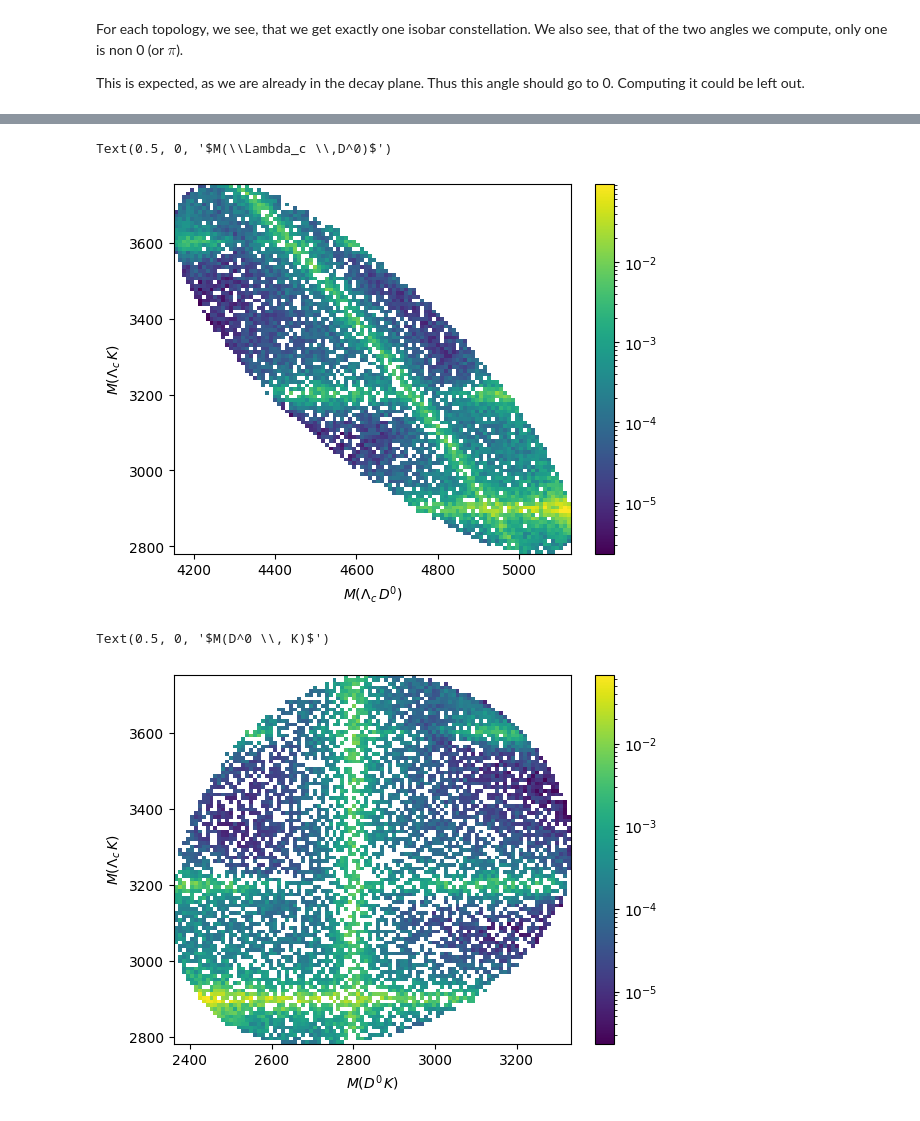
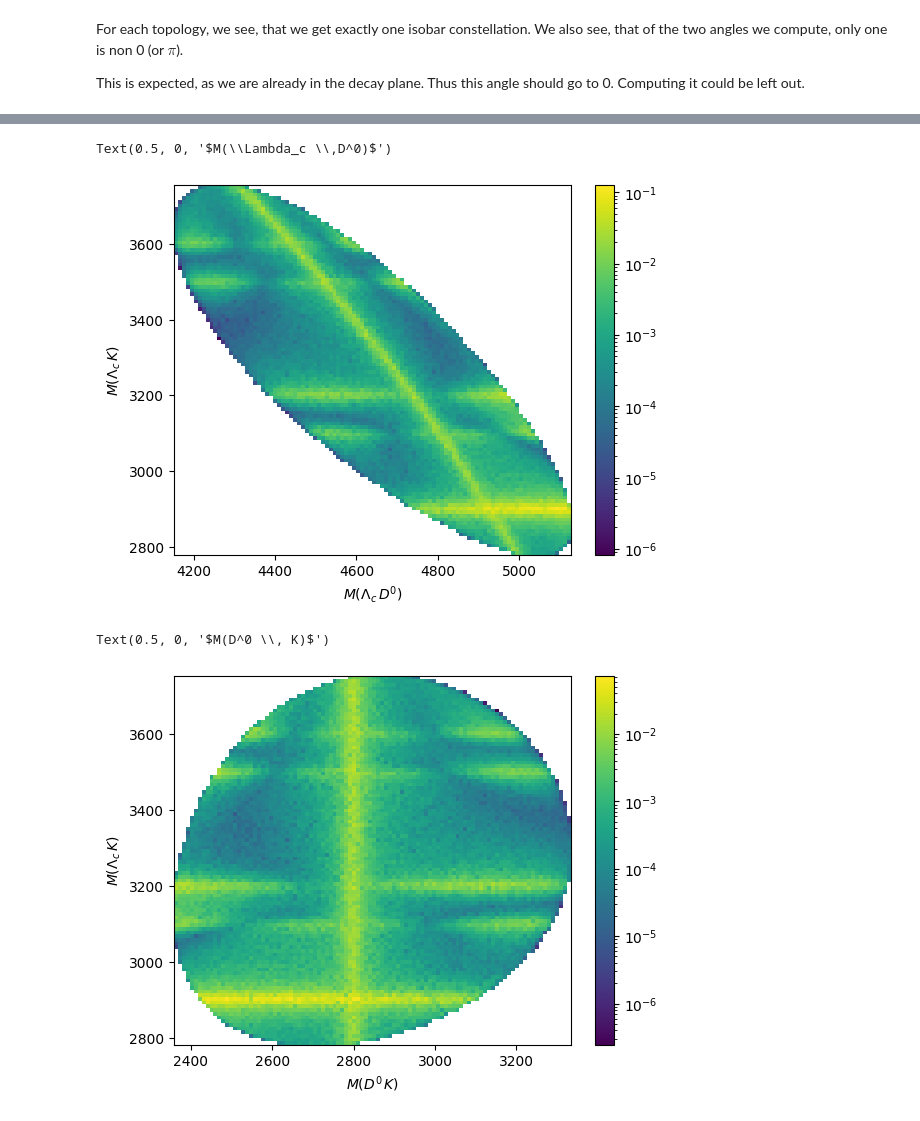
Before and after one commit to KaiHabermann/decayangle, a Jupyter notebook: notebooks/decay_example.ipynb, the cells around one changed output, grey strips where cells are left out. Saved outputs shown, nothing was run; the diff lists cells and outputs as text; code cells hidden in the pictures.

```diff
--- a/notebooks/decay_example.ipynb
+++ b/notebooks/decay_example.ipynb
@@ -227,3 +232,21 @@ The rotations $d(\phi_1,\lambda^{'}_1,\lambda_1)d(\phi_2,\lambda^{'}_2,\lambda_2
 
 The $R(m,\{\lambda^{'}\})$ is the lineshape of the resonance together with the couplings $H_{0 \rightarrow (ij)\, k}^{\lambda_0, \lambda_{(ij) - \lambda_k}} \cdot X(m,L) \cdot H_{(ij) \rightarrow i\, j}^{\lambda_{(ij)}, \lambda_i^{'} - \lambda_j^{'}}$.
 The couplings $H$ are called helicity couplings
+# %%
+import phasespace as phsp
+
+def generate_momenta(n=1_000):
+    weights, p = phsp.nbody_decay(particles[0].mass, [
+    particles[1].mass,
+    particles[2].mass,
+    particles[3].mass
+    ]).generate(n)
+
+
+    momenta = {
+        i + 1: np.array(p[f"p_{i}"])
+            for i, _ in enumerate( [1,2,3])
+    }
+    return momenta, weights
+
+momenta, weights = generate_momenta(100_000)
@@ -281,6 +285,8 @@ For each topology, we see, that we get exactly one isobar constellation. We also
 
 This is expected, as we are already in the decay plane. Thus this angle should go to 0. Computing it could be left out.
 # %%
+from functools import partial
+
 # particle 1
 spin1 = p1.spin
 helicities1 = possible_helicities(spin1)
@@ -296,15 +302,23 @@ helicities3 = possible_helicities(spin3)
 spin0 = p0.spin
 helicities0 = possible_helicities(spin0)
 
-# we can use the topology objects to control out sums.
-# This makes the function definition straightforward
+# precompute the angles
+final_state_rotations = {
+    topology.tuple: reference_topology.relative_wigner_angles(topology, momenta)
+    for topology in tg.topologies
+}
+helicity_angles = {
+    topology.tuple: topology.helicity_angles(momenta)
+    for topology in tg.topologies
+}
+
 def f(h0, h1, h2, h3):
     helicity_list = [h0, h1, h2, h3]
     spin_list = [spin0, spin1, spin2, spin3]
     amplitude = 0
     for topology in tg.topologies:
-        final_state_rotations = reference_topology.relative_wigner_angles(topology, momenta)
-        isobars = topology.helicity_angles(momenta)
+        final_state_rotation = final_state_rotations[topology.tuple]
+        isobars = helicity_angles[topology.tuple]
         for (isobar, bachelor), (phi, theta) in isobars.items():
             if isobar not in resonance_lineshapes:
                 # guard clause against key errors
@@ -320,8 +334,8 @@ def f(h0, h1, h2, h3):
                 resonance.helicity_coupling_times_lineshape(topology.nodes[isobar].mass(momenta)**2,hi_, hj_) *
                 wigner_small_d(theta, spin0, h0,  h_iso - hk_) * # mother decay
                 wigner_small_d(theta_ij, resonance.spin, h_iso,hi_-hj)* # isobar decay
-                wigner_small_d(final_state_rotations[i].theta_rf, si, hi, hi_) * wigner_small_d(final_state_rotations[j].theta_rf, sj, hj, hj_) *
-                wigner_small_d(final_state_rotations[k].theta_rf, sk, hk, hk_) *
+                wigner_small_d(final_state_rotation[i].theta_rf, si, hi, hi_) * wigner_small_d(final_state_rotation[j].theta_rf, sj, hj, hj_) *
+                wigner_small_d(final_state_rotation[k].theta_rf, sk, hk, hk_) *
                 resonance.h_mother(hk_, h_iso)
                 for resonance in resonance_lineshapes.get(isobar, [])
                 for h_iso in resonance.possible_helicities
@@ -330,3 +344,5 @@ def f(h0, h1, h2, h3):
                 for hj_ in particles[isobar[1]].helicities()
             )
     return amplitude
+
+f(helicities0[0], helicities1[0], helicities2[0], helicities3[0])
@@ -351,17 +377,17 @@ array([2.26919359e-05, 4.74054005e-05, 4.25255874e-04, ...,
 # %%
 from matplotlib.colors import LogNorm
-a= plt.hist2d(m2_12, m2_23, bins=100, weights=full_amplitude, norm=LogNorm())
+a= plt.hist2d(m2_12, m2_23, bins=100, weights=full_amplitude*weights, norm=LogNorm())
 plt.colorbar()
 plt.ylabel(r"$M(\Lambda_c\, K)$")
 plt.xlabel(r"$M(\Lambda_c \,D^0)$")
 # %% [output]
 Text(0.5, 0, '$M(\\Lambda_c \\,D^0)$')
-[figure, old version]
+[figure, new version]
 # %%
-a= plt.hist2d(m2_13, m2_23, bins=100, weights=full_amplitude, norm=LogNorm())
+a= plt.hist2d(m2_13, m2_23, bins=100, weights=full_amplitude*weights, norm=LogNorm())
 plt.colorbar()
 plt.ylabel(r"$M(\Lambda_c\, K)$")
 plt.xlabel(r"$M(D^0 \, K)$")
 # %% [output]
 Text(0.5, 0, '$M(D^0 \\, K)$')
-[figure, old version]
+[figure, new version]
```
Also changed, not shown: parts of 6 cells of this notebook.
